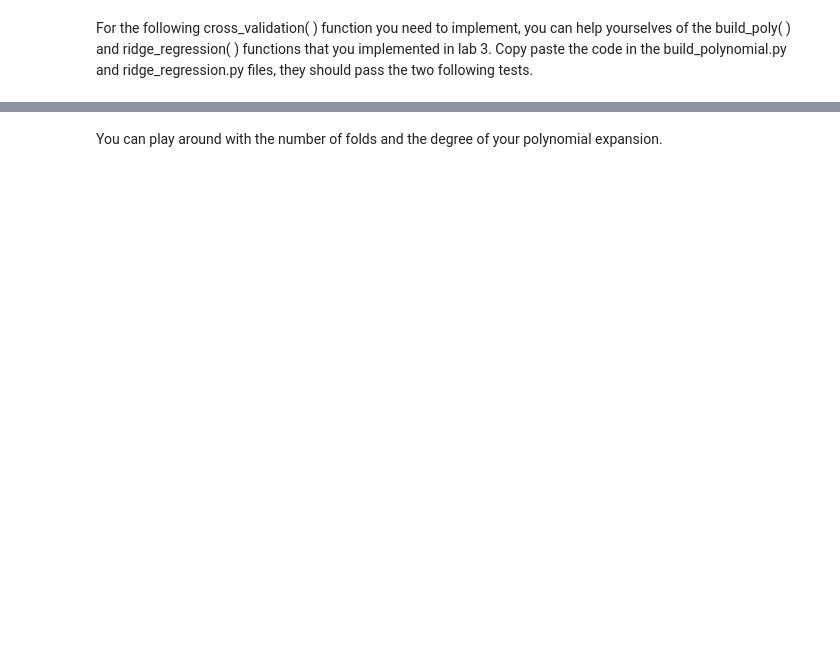
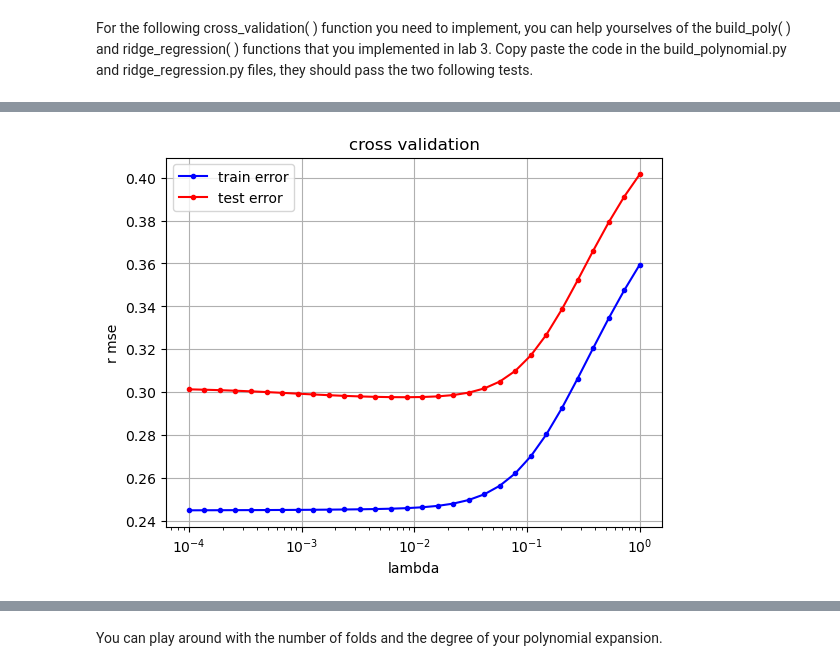
Before and after one commit to epfml/ML_course, a Jupyter notebook: labs/ex04/template/ex04.ipynb, the cells around one changed output, grey strips where cells are left out. Drawn from its saved outputs; the diff is of its cells as text; code cells hidden in the pictures; blank space fills up the shorter version.

```diff
--- a/labs/ex04/template/ex04.ipynb
+++ b/labs/ex04/template/ex04.ipynb
@@ -72,23 +82,33 @@ def cross_validation(y, x, k_indices, k, lambda_, degree):
     # ***************************************************
     # INSERT YOUR CODE HERE
     # get k'th subgroup in test, others in train: TODO
+    k_th_indices = k_indices[k]
+    other_indices = np.delete(k_indices, k, axis=0).flatten()
+
+    x_te = x[k_th_indices]
+    y_te = y[k_th_indices]
+
+    x_tr = x[other_indices]
+    y_tr = y[other_indices]
     # ***************************************************
-    raise NotImplementedError
+
     # ***************************************************
     # INSERT YOUR CODE HERE
     # form data with polynomial degree: TODO
+    phi_tr = build_poly(x_tr, degree)
+    phi_te = build_poly(x_te, degree)
     # ***************************************************
-    raise NotImplementedError
     # ***************************************************
     # INSERT YOUR CODE HERE
     # ridge regression: TODO
+    optimal_w = ridge_regression(y_tr, phi_tr, lambda_)
     # ***************************************************
-    raise NotImplementedError
     # ***************************************************
     # INSERT YOUR CODE HERE
     # calculate the loss for train and test data: TODO
+    loss_tr = np.sqrt(2*compute_mse(y_tr, phi_tr, optimal_w))
+    loss_te = np.sqrt(2*compute_mse(y_te, phi_te, optimal_w))
     # ***************************************************
-    raise NotImplementedError
     return loss_tr, loss_te
 # %%
 # can lead to a numerical error if you use an older version than Python 3.9
@@ -110,9 +142,6 @@ def cross_validation_demo(degree, k_fold, lambdas):
     """
 
     seed = 12
-    degree = degree
-    k_fold = k_fold
-    lambdas = lambdas
     # split data in k fold
     k_indices = build_k_indices(y, k_fold, seed)
     # define lists to store the loss of training data and test data
@@ -121,8 +150,21 @@ def cross_validation_demo(degree, k_fold, lambdas):
     # ***************************************************
     # INSERT YOUR CODE HERE
     # cross validation over lambdas: TODO
+    for ind, lambda_ in enumerate(lambdas):
+        losses_lambda_tr = []
+        losses_lambda_te = []
+        for k in range(k_fold):
+            loss_tr, loss_te = cross_validation(y, x, k_indices, k, lambda_, degree)
+            losses_lambda_tr.append(loss_tr)
+            losses_lambda_te.append(loss_te)
+
+        rmse_tr.append(np.mean(losses_lambda_tr))
+        rmse_te.append(np.mean(losses_lambda_te))
+
+    best_rmse = np.min(rmse_te)
+    index_best_lambda = np.argmin(rmse_te)
+    best_lambda = lambdas[index_best_lambda]
     # ***************************************************
-    raise NotImplementedError
 
     cross_validation_visualization(lambdas, rmse_tr, rmse_te)
     print(
@@ -133,3 +175,4 @@ def cross_validation_demo(degree, k_fold, lambdas):
 
 
 best_lambda, best_rmse = cross_validation_demo(7, 4, np.logspace(-4, 0, 30))
+# %% [output]
@@ -136,3 +196,4 @@ best_lambda, best_rmse = cross_validation_demo(7, 4, np.logspace(-4, 0, 30))
+[figure, added]
 # %% [markdown]
 Your output should look like this for seed = 12, degree = 7 and k_fold = 4:
 
```
Also changed, not shown: parts of 11 cells of this notebook, 10 other files.
